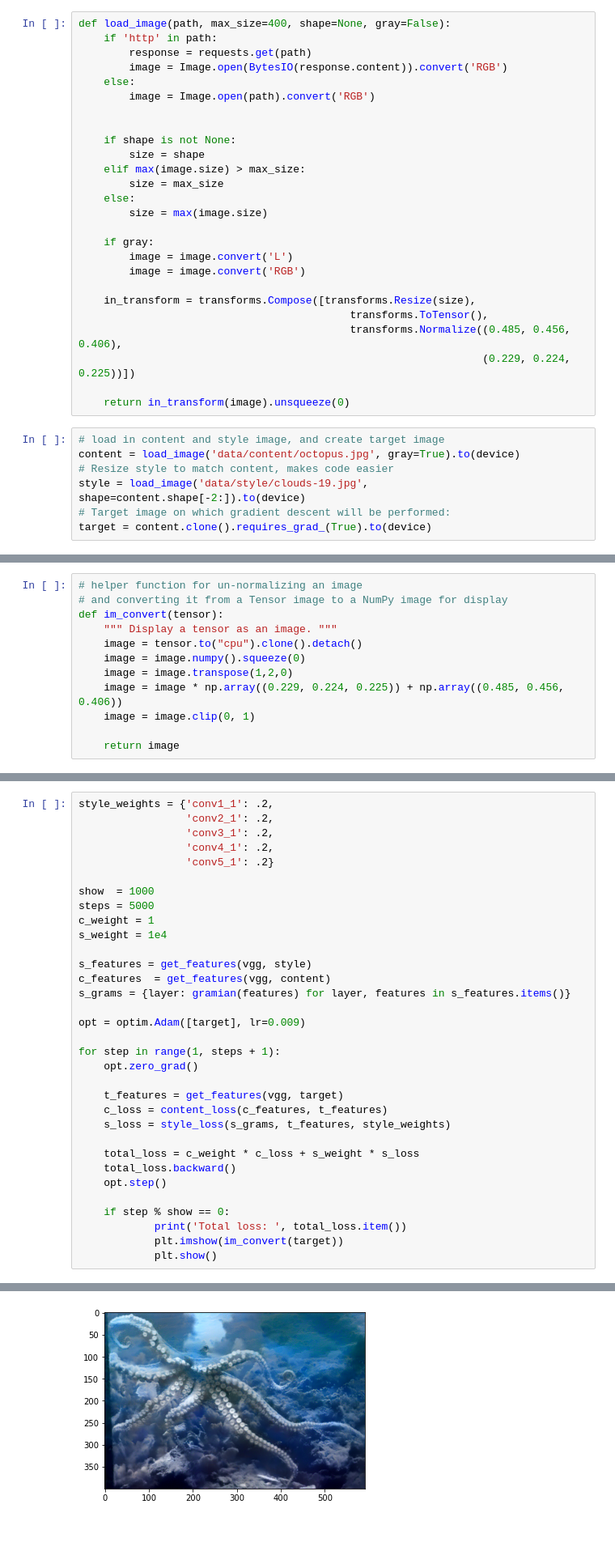
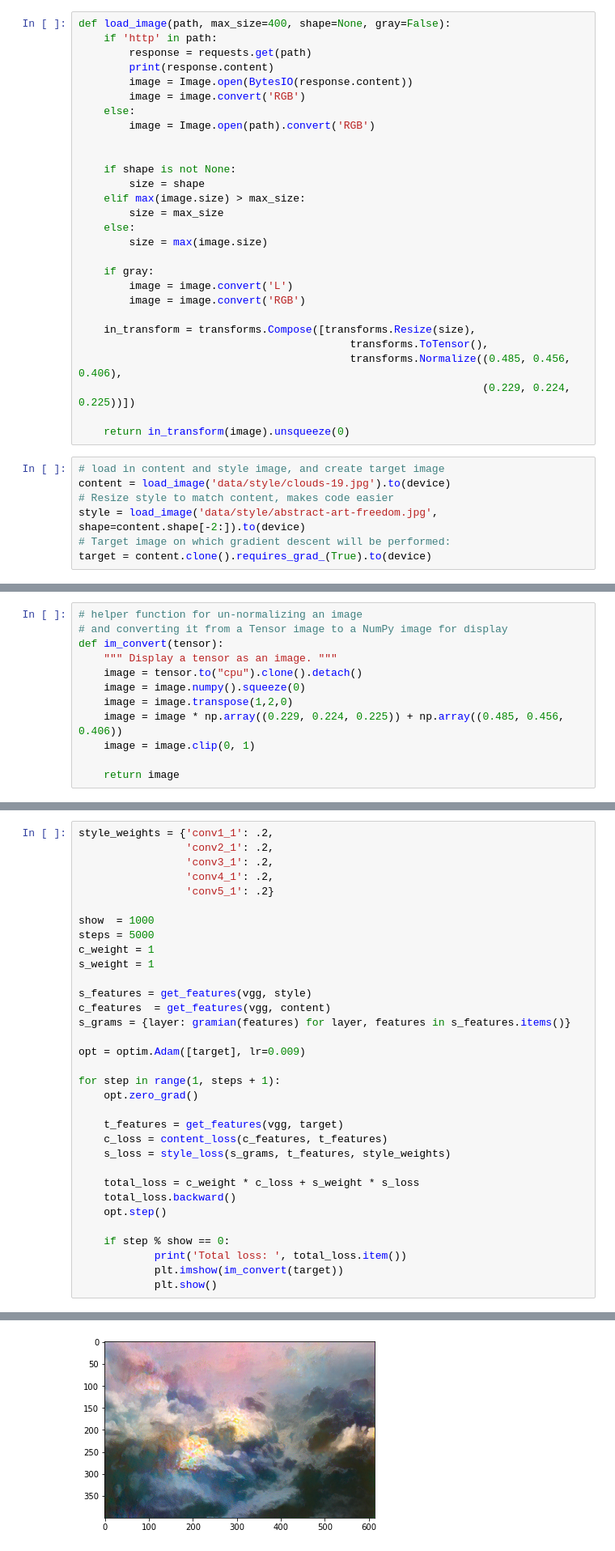
Before and after one commit to wcneill/jn-neural-networks, a Jupyter notebook: udacity_pytorch/pytorch11_style_transfer.ipynb, the cells around one changed output, grey strips where cells are left out. Shown at 81% size. Saved outputs shown, nothing was run; the diff lists cells and outputs as text.

```diff
--- a/udacity_pytorch/pytorch11_style_transfer.ipynb
+++ b/udacity_pytorch/pytorch11_style_transfer.ipynb
@@ -95,7 +97,9 @@ A small helper function will allow us to load a file from disk or from the web a
 def load_image(path, max_size=400, shape=None, gray=False):
     if 'http' in path:
         response = requests.get(path)
-        image = Image.open(BytesIO(response.content)).convert('RGB')
+        print(response.content)
+        image = Image.open(BytesIO(response.content))
+        image = image.convert('RGB')
     else:
         image = Image.open(path).convert('RGB')
 
@@ -119,9 +123,9 @@ def load_image(path, max_size=400, shape=None, gray=False):
     return in_transform(image).unsqueeze(0)
 # %%
 # load in content and style image, and create target image
-content = load_image('data/content/octopus.jpg', gray=True).to(device)
+content = load_image('data/style/clouds-19.jpg').to(device)
 # Resize style to match content, makes code easier
-style = load_image('data/style/clouds-19.jpg', shape=content.shape[-2:]).to(device)
+style = load_image('data/style/abstract-art-freedom.jpg', shape=content.shape[-2:]).to(device)
 # Target image on which gradient descent will be performed:
 target = content.clone().requires_grad_(True).to(device)
 # %% [markdown]
@@ -244,7 +248,7 @@ style_weights = {'conv1_1': .2,
 show  = 1000
 steps = 5000
 c_weight = 1
-s_weight = 1e4
+s_weight = 1
 
 s_features = get_features(vgg, style)
 c_features  = get_features(vgg, content)
@@ -274 +278 @@ Total loss:  684.0732421875
-[figure, old version]
+[figure, new version]
```
Also changed, not shown: parts of 8 cells of this notebook, 1 other file.
